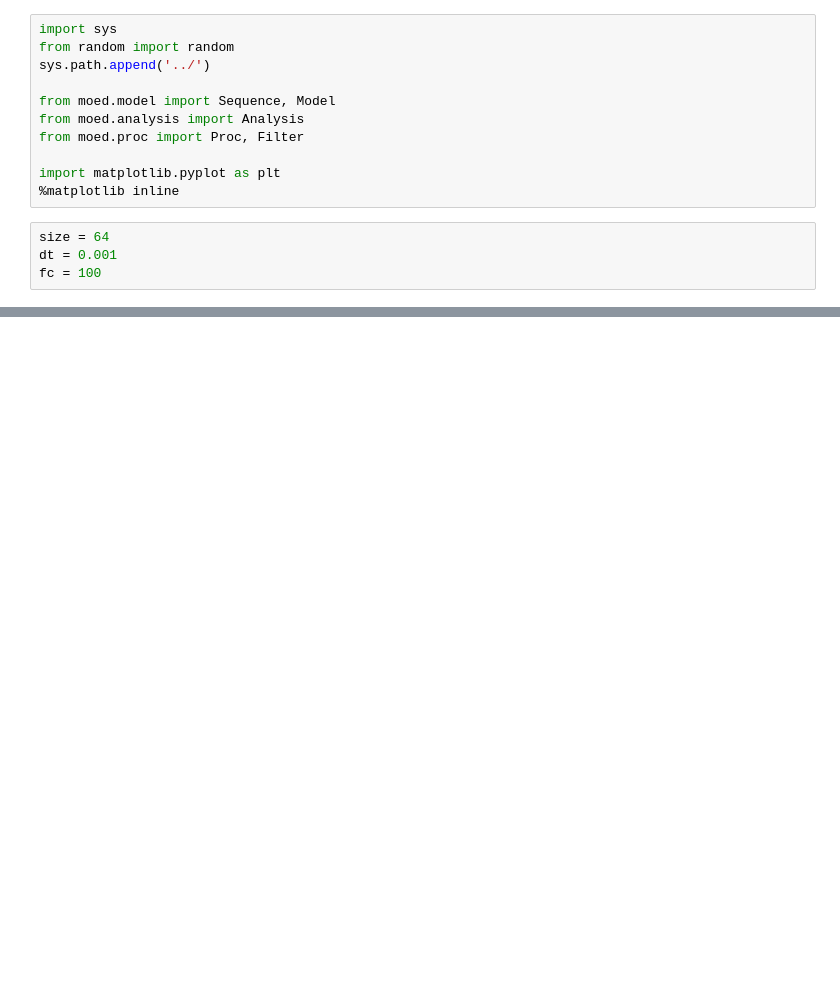
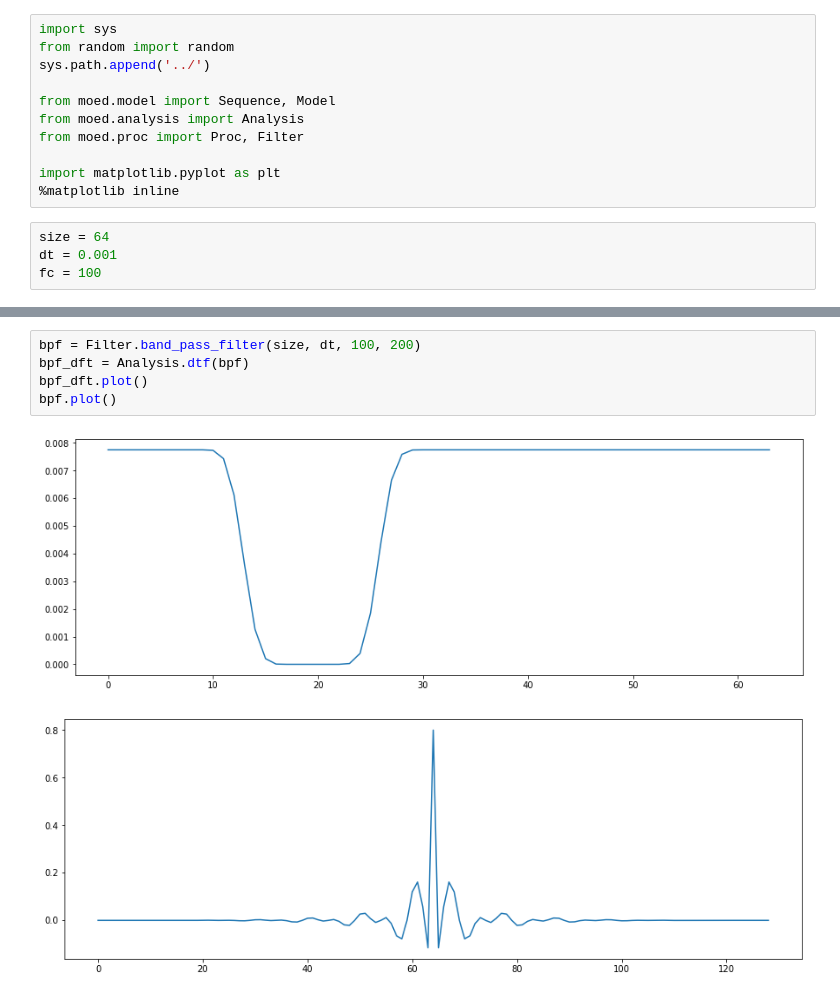
Before and after one commit to oborichkin/moed, a Jupyter notebook: Notebooks/11_filters.ipynb, the cells around one changed output, grey strips where cells are left out. Cells and saved outputs as stored; diff of their text form; blank space fills up the shorter version.

```diff
--- a/Notebooks/11_filters.ipynb
+++ b/Notebooks/11_filters.ipynb
@@ -53,0 +49,8 @@ plt.show()
+# %%
+bpf = Filter.band_pass_filter(size, dt, 100, 200)
+bpf_dft = Analysis.dtf(bpf)
+bpf_dft.plot()
+bpf.plot()
+# %% [output]
+[figure, added]
+[figure, added]
```
Also changed, not shown: parts of 8 cells of this notebook, 5 other files.
